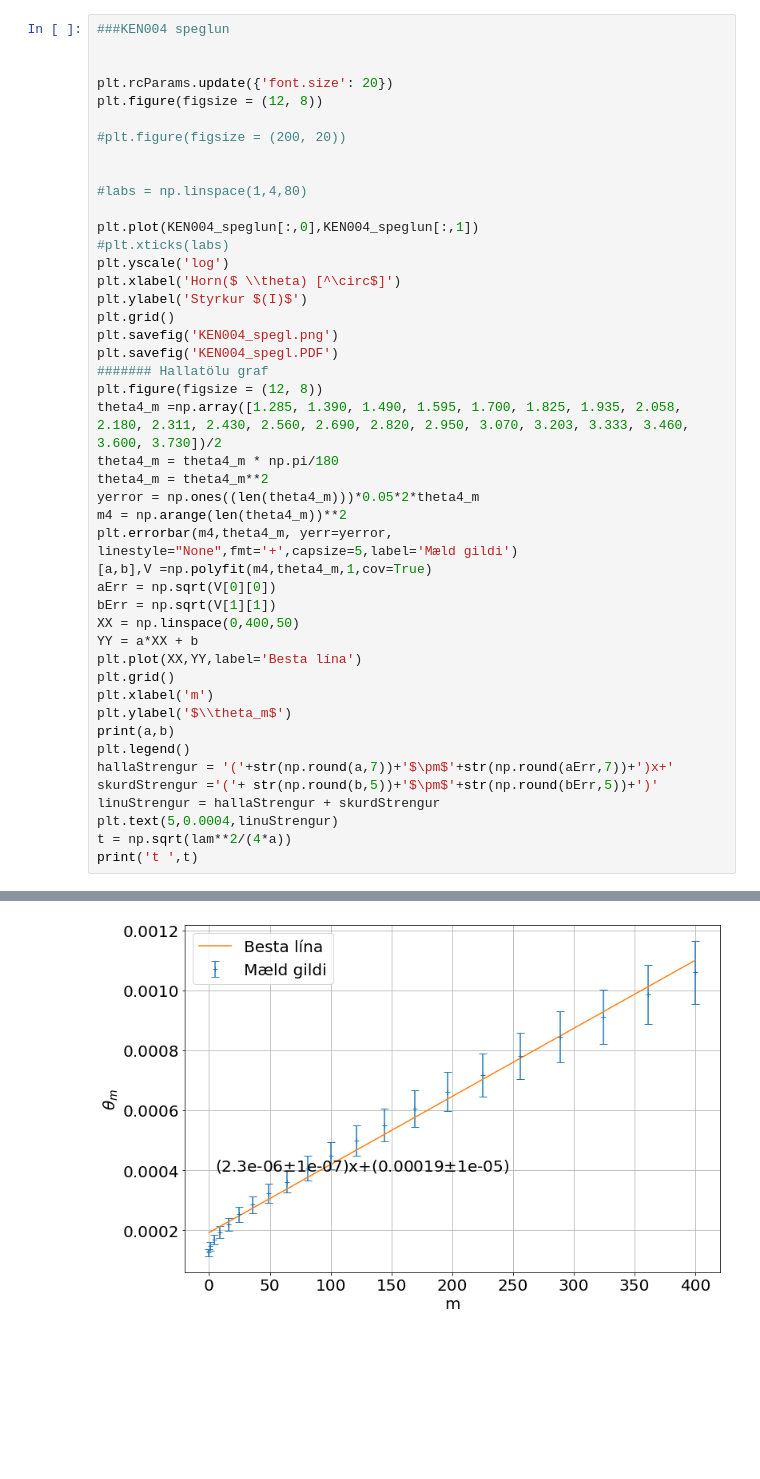
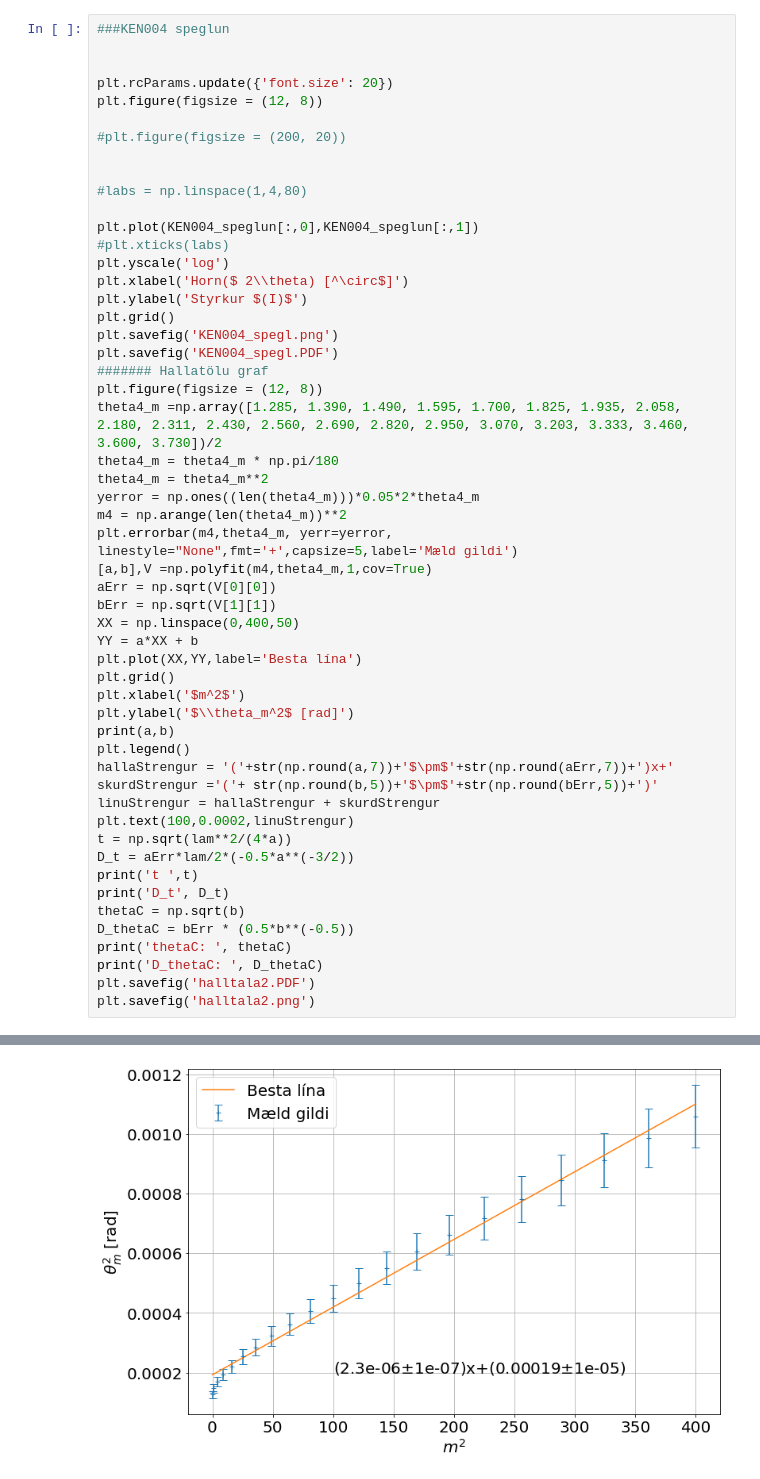
Before and after one commit to EmilGauti/rontgen, a Jupyter notebook: rontgen.ipynb, the cells around one changed output, grey strips where cells are left out. Cells and saved outputs as stored; diff of their text form; blank space fills up the shorter version.

```diff
--- a/rontgen.ipynb
+++ b/rontgen.ipynb
@@ -137,7 +158,7 @@ plt.figure(figsize = (12, 8))
 plt.plot(KEN004_speglun[:,0],KEN004_speglun[:,1])
 #plt.xticks(labs)
 plt.yscale('log')
-plt.xlabel('Horn($ \\theta) [^\circ$]')
+plt.xlabel('Horn($ 2\\theta) [^\circ$]')
 plt.ylabel('Styrkur $(I)$')
 plt.grid()
 plt.savefig('KEN004_spegl.png')
@@ -157,16 +178,24 @@ XX = np.linspace(0,400,50)
 YY = a*XX + b
 plt.plot(XX,YY,label='Besta lína')
 plt.grid()
-plt.xlabel('m')
-plt.ylabel('$\\theta_m$')
+plt.xlabel('$m^2$')
+plt.ylabel('$\\theta_m^2$ [rad]')
 print(a,b)
 plt.legend()
 hallaStrengur = '('+str(np.round(a,7))+'$\pm$'+str(np.round(aErr,7))+')x+'
 skurdStrengur ='('+ str(np.round(b,5))+'$\pm$'+str(np.round(bErr,5))+')'
 linuStrengur = hallaStrengur + skurdStrengur
-plt.text(5,0.0004,linuStrengur)
+plt.text(100,0.0002,linuStrengur)
 t = np.sqrt(lam**2/(4*a))
+D_t = aErr*lam/2*(-0.5*a**(-3/2))
 print('t ',t)
+print('D_t', D_t)
+thetaC = np.sqrt(b)
+D_thetaC = bErr * (0.5*b**(-0.5))
+print('thetaC: ', thetaC)
+print('D_thetaC: ', D_thetaC)
+plt.savefig('halltala2.PDF')
+plt.savefig('halltala2.png')
 # %% [output]
 2.2704755438506528e-06 0.0001924211705334079
 t  5.11013426459106e-08
@@ -174 +206 @@ t  5.11013426459106e-08
-[figure, old version]
+[figure, new version]
```
Also changed, not shown: parts of 5 cells of this notebook, 12 other files.
